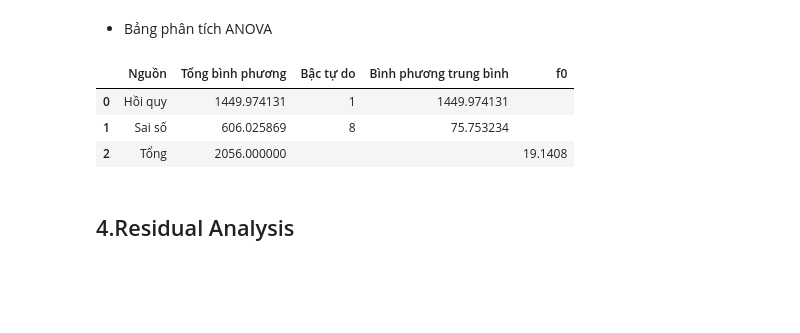
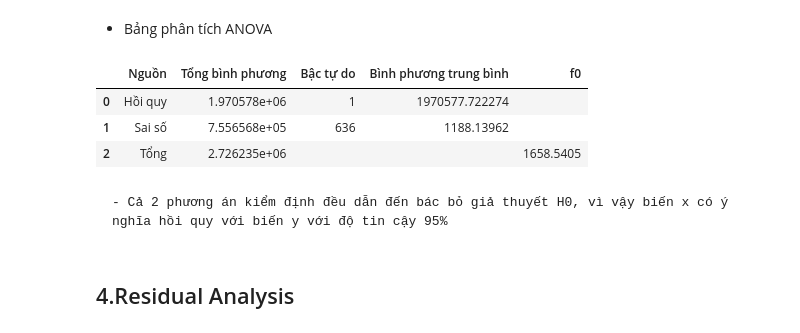
Before and after one commit to nigt1101/SLTK, a Jupyter notebook: Regression.ipynb, the cells around one changed output. Saved outputs shown, nothing was run; the diff lists cells and outputs as text; code cells hidden in the pictures; blank space fills up the shorter version.

```diff
--- a/Regression.ipynb
+++ b/Regression.ipynb
@@ -86,4 +86,0 @@ data.drop_duplicates(inplace=True)
-# %%
-selection = ['MAKE','ENGINE SIZE','CYLINDERS','FUEL CONSUMPTION','COEMISSIONS ']
-data = data[selection]
-data
@@ -103,0 +87,4 @@ data
+# %%
+fielts = ['Year', 'TRANSMISSION','FUEL']
+data = data.drop(fielts,axis=1)
+data
@@ -311,23 +313,25 @@ np.float64(19.1408)
 # %%
 # hàm in ra bảng phân tích phương sai anova
 def print_anova(x,y,alpha):
     anova_table = {
         "Nguồn": ["Hồi quy", "Sai số", "Tổng"],
         "Tổng bình phương": [SSr(x,y), SSe(x,y), SSt(y)],
         "Bậc tự do": [1, len(x)-2, ""],
         "Bình phương trung bình": [SSr(x,y)/1, SSe(x,y)/(len(x)-2), ""],
         "f0": ["", "", round(SSr(x,y)*(len(x)-2) / SSe(x,y), 4)]}
 
     anova_df = pd.DataFrame(anova_table)
     return anova_df
 
 
-print_anova(a,b,0.05)
+print_anova(x,y,0.05)
 # %% [output]
 |  | Nguồn | Tổng bình phương | Bậc tự do | Bình phương trung bình | f0 |
-| 0 | Hồi quy | 1449.974131 | 1 | 1449.974131 |  |
-| 1 | Sai số | 606.025869 | 8 | 75.753234 |  |
-| 2 | Tổng | 2056.000000 |  |  | 19.1408 |
+| 0 | Hồi quy | 1.970578e+06 | 1 | 1970577.722274 |  |
+| 1 | Sai số | 7.556568e+05 | 636 | 1188.13962 |  |
+| 2 | Tổng | 2.726235e+06 |  |  | 1658.5405 |
+# %% [markdown]
+    - Cả 2 phương án kiểm định đều dẫn đến bác bỏ giả thuyết H0, vì vậy biến x có ý nghĩa hồi quy với biến y với độ tin cậy 95%
 # %% [markdown]
 ## 4.Residual Analysis
 # %%
```
Also changed, not shown: parts of 83 cells of this notebook.
